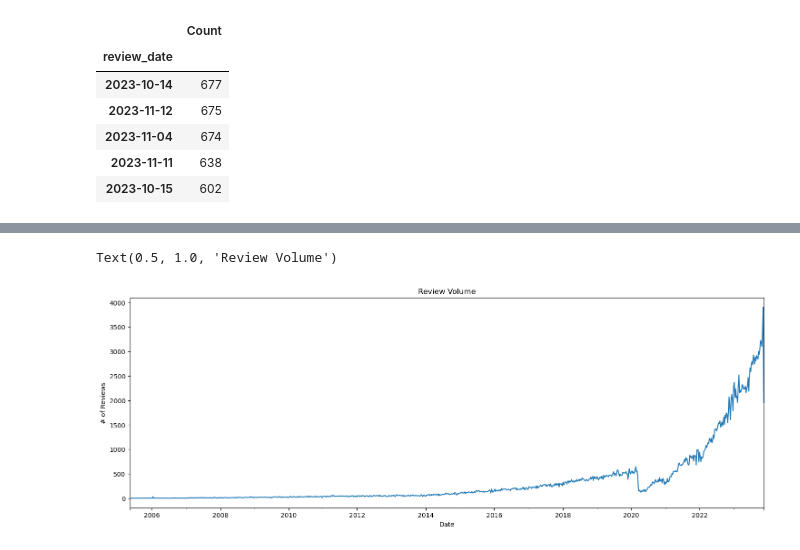
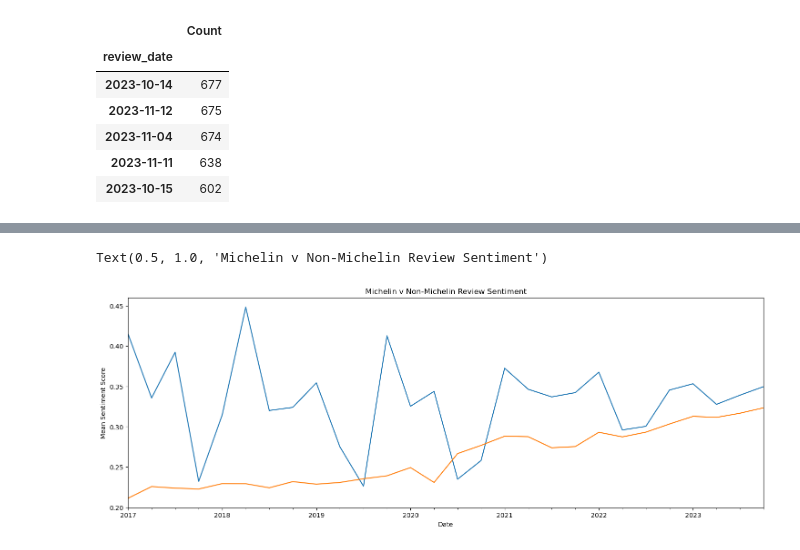
Before and after one commit to mabdullah-nyu/DSGA-1007-Project, a Jupyter notebook: analysis.ipynb, the cells around one changed output, grey strips where cells are left out. Cells and saved outputs as stored; diff of their text form; code cells hidden in the pictures.

```diff
--- a/analysis.ipynb
+++ b/analysis.ipynb
@@ -1248,17 +1335,25 @@ ts.head()
 | 2023-05-24 | 531.0 | 186.0 | 2023.0 | 2023-05-24 | 4.0 | The real deal Japanese rice. Cris... | ani-ramen-house-new-york | Ani Ramen House | ... |
 | 2023-07-18 | 770.0 | 213.0 | 2023.0 | 2023-07-18 | 3.0 | This is located within Brookfield... | ani-ramen-house-new-york | Ani Ramen House | ... |
 | 2022-11-12 | 692.0 | 185.0 | 2023.0 | 2022-11-12 | 1.0 | I have been wanting to try Ani Ra... | ani-ramen-house-new-york | Ani Ramen House | ... |
+# %%
+# Filter by michelin, non michelin
+ts_mich = ts.loc[ts['michelin'] == True]
+ts_n_mich = ts.loc[ts['michelin'] == False]
+
+# Filter non-michelin past 2016
+ts_n_mich = ts_n_mich[ts_n_mich.index.year > 2016]
 # %%
-# Graph this
-ts.index = pd.DatetimeIndex(df['review_date'])
-
+# Graph mean sentiment over time, michelin and non michelin
 fig, ax = plt.subplots(figsize = (18, 6))
 
+# Quarterly resampling for smoothing
+ts_mich['polarity'].resample('Q').mean().plot()
+ts_n_mich['polarity'].resample('Q').mean().plot()
+
 # Use resample method for smoothing
-ts.resample('W').count()['alias'].plot() # weekly frequency
 ax.set_xlabel('Date')
-ax.set_ylabel('# of Reviews')
-ax.set_title('Review Volume')
+ax.set_ylabel('Mean Sentiment Score')
+ax.set_title('Michelin v Non-Michelin Review Sentiment')
 # %% [output]
-Text(0.5, 1.0, 'Review Volume')
+Text(0.5, 1.0, 'Michelin v Non-Michelin Review Sentiment')
-[figure, old version]
+[figure, new version]
```
Also changed, not shown: parts of 25 cells of this notebook.
